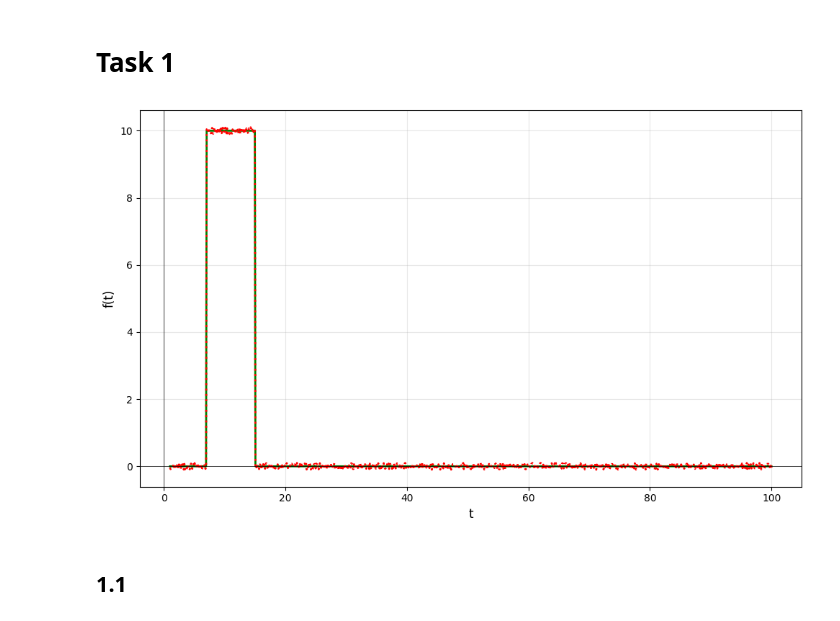
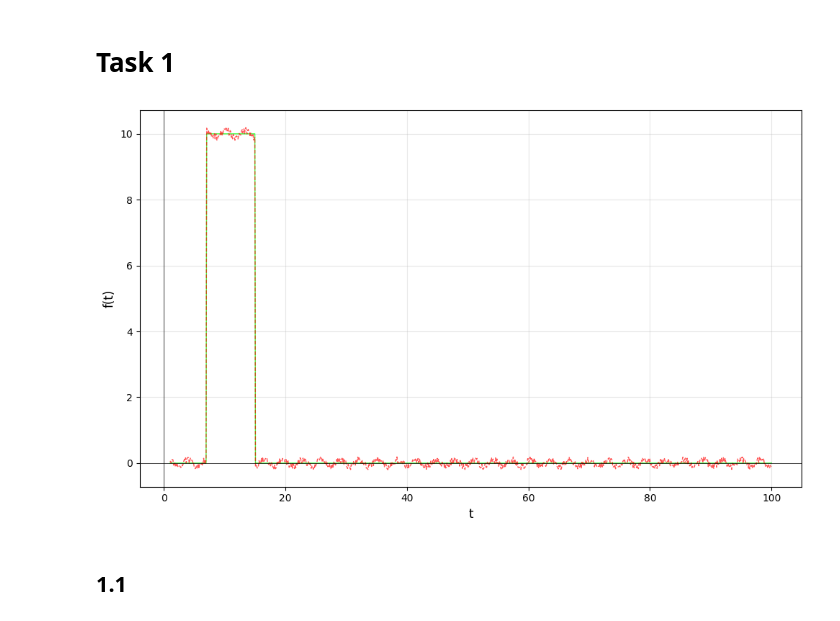
Before and after one commit to Leonid075/tfkp, a Jupyter notebook: hw1.ipynb, the cells around one changed output. Saved outputs shown, nothing was run; the diff lists cells and outputs as text; code cells hidden in the pictures.

```diff
--- a/hw1.ipynb
+++ b/hw1.ipynb
@@ -5,5 +6,24 @@ import scipy as sp
 # %% [markdown]
 # Task 1
+# %%
+def draw_graphs(x, y1, y2=None, y3=None):
+    plt.figure(figsize=(10, 6))
+    plt.plot(x, y1, linewidth=1, color='#00ff00bb')
+    if y2 is not None:
+        plt.plot(x, y2, linewidth=1, color='#ff0000aa', linestyle="--")
+    if y3 is not None:
+        plt.plot(x, y3, linewidth=1, color='#0000ffaa', linestyle="--")
+
+    plt.grid(True, alpha=0.3)
+
+    plt.axhline(y=0, color='black', linewidth=0.5)
+    plt.axvline(x=0, color='black', linewidth=0.5)
+
+    plt.xlabel('t', fontsize=12)
+    plt.ylabel('f(t)', fontsize=12)
+
+    plt.tight_layout()
+    plt.show()
 # %%
 # g(t) function
 a = 10.
@@ -15,7 +35,7 @@ def g(t):
 # %%
 # u(t) funcrion
 b = .1
-c = 0
+c = .1
 d = 2
 
 def xi(t):
@@ -26,27 +46,11 @@ def u(t):
 # %%
 x = np.linspace(1, 100, 1000)
 # %%
-g_vec = np.vectorize(g)
-u_vec = np.vectorize(u)
+g_vec = np.vectorize(g)(x)
+u_vec = np.vectorize(u)(x)
-# %%
-y1 = g_vec(x)
-y2 = u_vec(x)
-
-plt.figure(figsize=(10, 6))
-plt.plot(x, y1, linewidth=2, color='green')
-plt.plot(x, y2, linewidth=2, color='red', linestyle=':')
-
-plt.grid(True, alpha=0.3)
-
-plt.axhline(y=0, color='black', linewidth=0.5)
-plt.axvline(x=0, color='black', linewidth=0.5)
-
-plt.xlabel('t', fontsize=12)
-plt.ylabel('f(t)', fontsize=12)
-
-plt.tight_layout()
-plt.show()
-# %% [output]
-[figure, removed]
+# %%
+draw_graphs(x, g_vec, u_vec)
+# %% [output]
+[figure, added]
 # %% [markdown]
 ## 1.1
```
Also changed, not shown: parts of 23 cells of this notebook, 1 other file.
